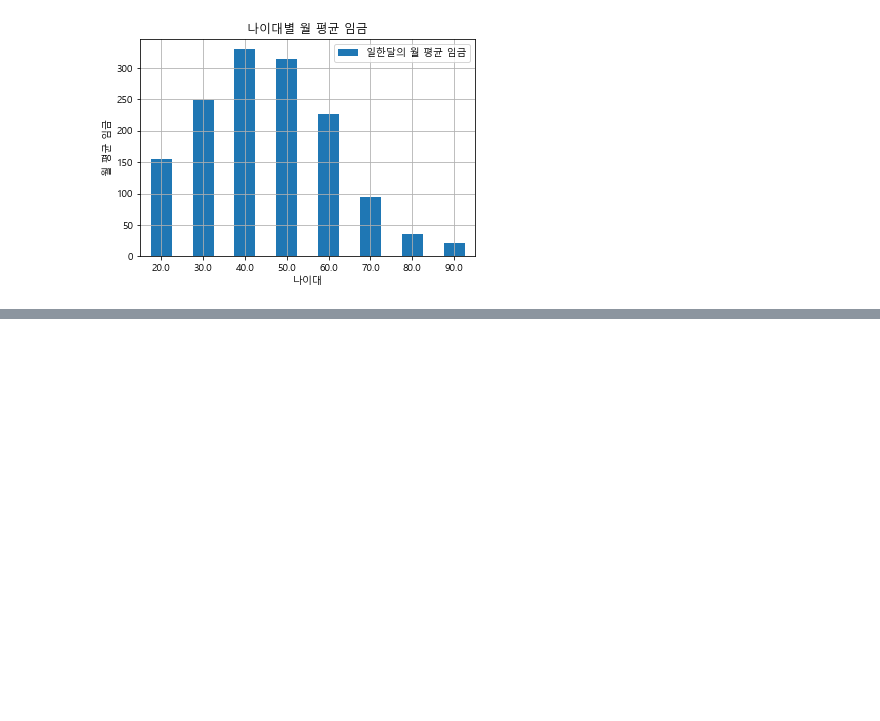
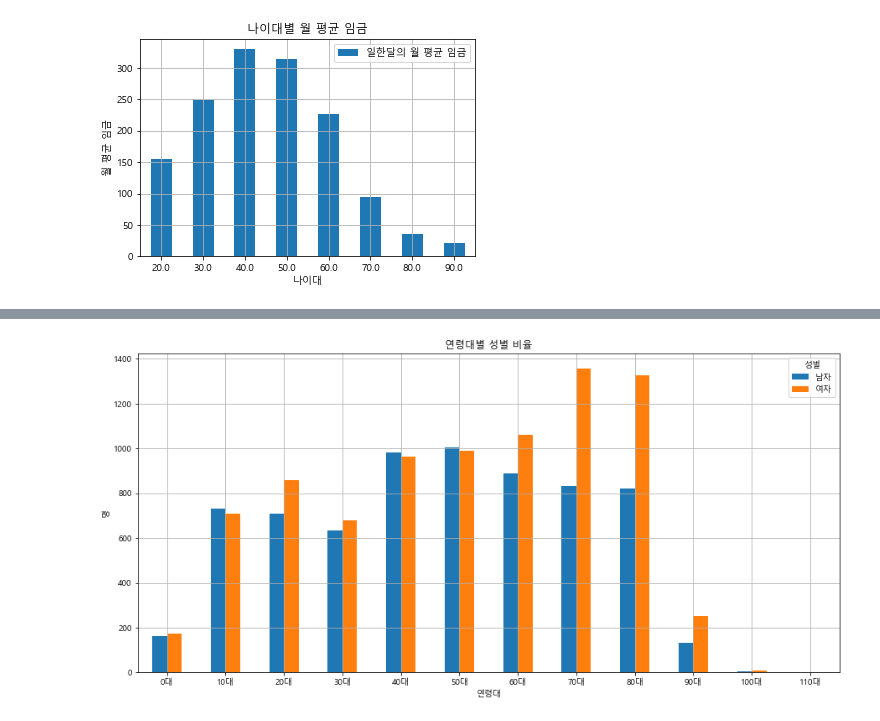
Before and after one commit to wsc9150/TIL, a Jupyter notebook: Python/Numpy, Pandas/Visualization[실습-01].ipynb, the cells around one changed output, grey strips where cells are left out. Saved outputs shown, nothing was run; the diff lists cells and outputs as text; code cells hidden in the pictures; blank space fills up the shorter version.

```diff
--- a/Python/Numpy, Pandas/Visualization[실습-01].ipynb
+++ b/Python/Numpy, Pandas/Visualization[실습-01].ipynb
@@ -342,0 +527,4 @@ for i in range(len(birth_salary_df)):
+# %%
+# 연령대 계산 후 파생변수 추가
+gender_year_dist_df['연령대'] = (dt.datetime.now().year - gender_year_dist_df['태어난 연도'] + 1) // 10 * 10
+gender_year_dist_df.head()
@@ -342,0 +538,10 @@ for i in range(len(birth_salary_df)):
+# %%
+# 데이터 정제
+# 이상치 확인 후 결측값 확인/제거
+gender_year_dist_df['태어난 연도'] = np.where(
+    (gender_year_dist_df['태어난 연도'] < 1900) | (gender_year_dist_df['태어난 연도'] > 2014), np.nan, gender_year_dist_df['태어난 연도'])
+print(gender_year_dist_df.isna().sum())
+print('*' * 50)
+
+gender_year_dist_df.dropna(inplace = True)
+print(gender_year_dist_df.isna().sum())
@@ -342,0 +558,6 @@ for i in range(len(birth_salary_df)):
+# %%
+# 데이터 분석
+# 성별과 연령대별로 빈도수 계산
+temp_df = gender_year_dist_df.groupby(['성별', '연령대'], as_index = False).count()
+temp_df.columns = ['성별', '연령대', '인원수']
+temp_df
@@ -342,0 +582,12 @@ for i in range(len(birth_salary_df)):
+# %%
+# 성별이 컬럼이 되고 연령대가 인덱스가 되도록, 데이터에 인원수가 배치되도록 pivot 구성
+# 필요에 따라서 인덱스 이름을 변경
+temp_df02 = temp_df.pivot_table('인원수', '연령대', '성별')
+
+# 인덱스를 의미있는 이름으로 수정
+age_group = {}
+for idx in list(temp_df02.index) :
+    age_group[idx] = '%d대' % idx
+
+temp_df02.rename(index = age_group, inplace = True)
+temp_df02
@@ -342,0 +609,10 @@ for i in range(len(birth_salary_df)):
+# %%
+# 시각화
+temp_df02.plot.bar(rot = 0)
+plt.grid()
+plt.title('연령대별 성별 비율')
+plt.xlabel('연령대')
+plt.ylabel('명')
+plt.show()
+# %% [output]
+[figure, added]
```
Also changed, not shown: parts of 31 cells of this notebook, 3 other files.
